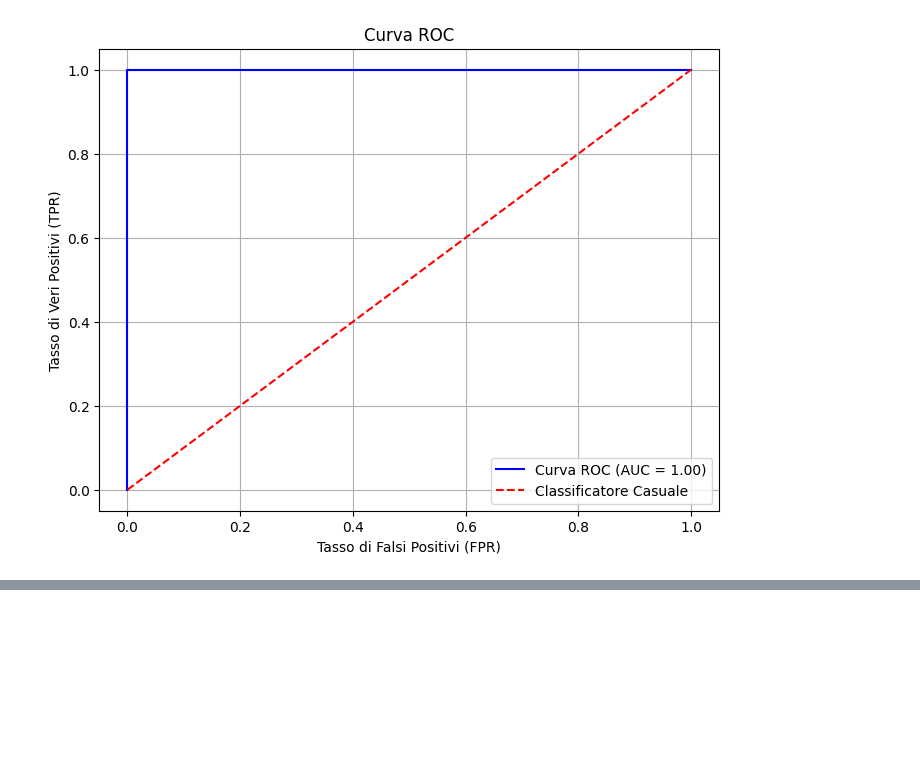
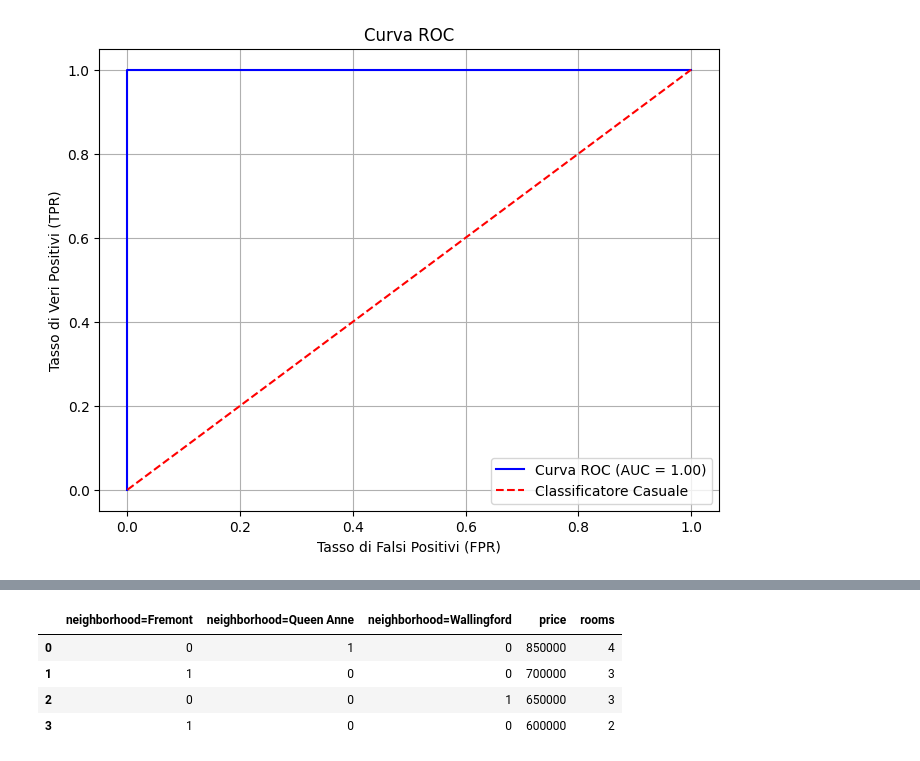
Before and after one commit to francescobifulco/python_corso, a Jupyter notebook: tutorial su machine leaning/main.ipynb, the cells around one changed output, grey strips where cells are left out. Cells and saved outputs as stored; diff of their text form; code cells hidden in the pictures; blank space fills up the shorter version.

```diff
--- a/tutorial su machine leaning/main.ipynb
+++ b/tutorial su machine leaning/main.ipynb
@@ -692,0 +695,13 @@ plt.show()
+# %%
+#Iniziamo con un dataset di esempio che include il prezzo, le stanze e il quartiere delle case.
+import pandas as pd
+
+data = [
+    {'price': 850000, 'rooms': 4, 'neighborhood': 'Queen Anne'},
+    {'price': 700000, 'rooms': 3, 'neighborhood': 'Fremont'},
+    {'price': 650000, 'rooms': 3, 'neighborhood': 'Wallingford'},
+    {'price': 600000, 'rooms': 2, 'neighborhood': 'Fremont'}
+]
+
+df = pd.DataFrame(data)
+print(df)
@@ -692,0 +749,9 @@ plt.show()
+# %%
+#Un potenziale svantaggio di questo approccio è che se
+#la categoria ha molti valori possibili, la dimensione del
+#dataset può aumentare notevolmente. Tuttavia, poiché
+#i dati codificati contengono principalmente zeri,
+# un output sparso può essere molto efficiente.
+vec = DictVectorizer(sparse=True, dtype=int)
+X = vec.fit_transform(data)
+print(X)
@@ -692,0 +774,11 @@ plt.show()
+# %%
+#Possiamo visualizzare
+#questa matrice sparsa correttamente usando Pandas:
+import pandas as pd
+pd.DataFrame(X.toarray(), columns=vec.get_feature_names_out())
+# %% [output]
+|  | neighborhood=Fremont | neighborhood=Queen Anne | neighborhood=Wallingford | price | rooms |
+| 0 | 0 | 1 | 0 | 850000 | 4 |
+| 1 | 1 | 0 | 0 | 700000 | 3 |
+| 2 | 0 | 0 | 1 | 650000 | 3 |
+| 3 | 1 | 0 | 0 | 600000 | 2 |
```
Also changed, not shown: parts of 8 cells of this notebook, 1 other file.
